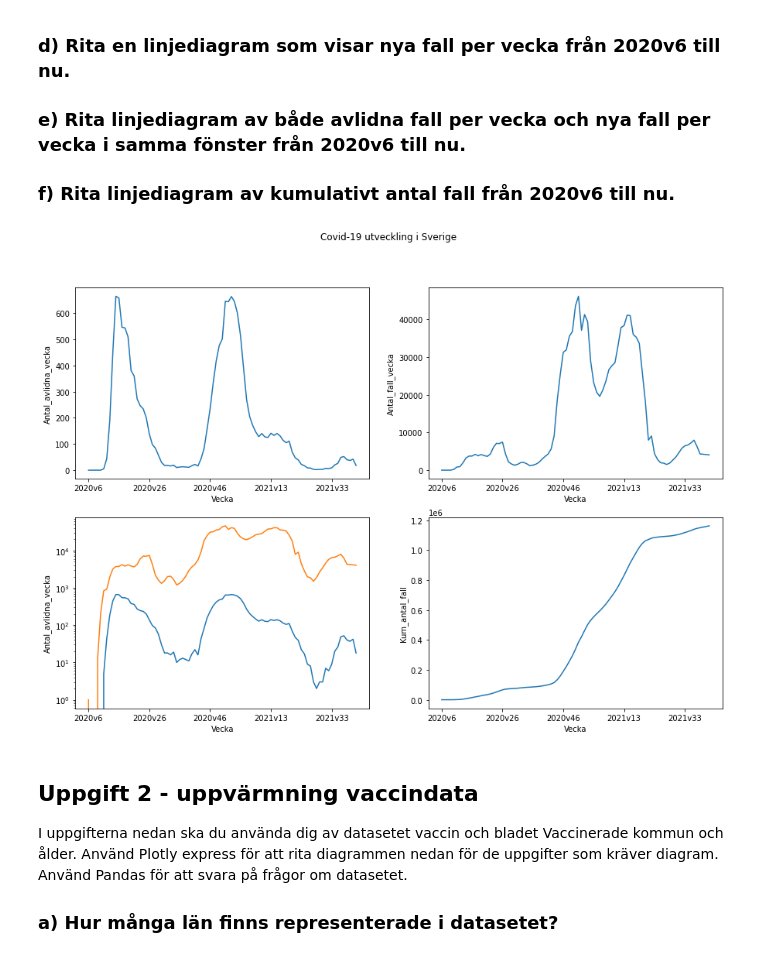
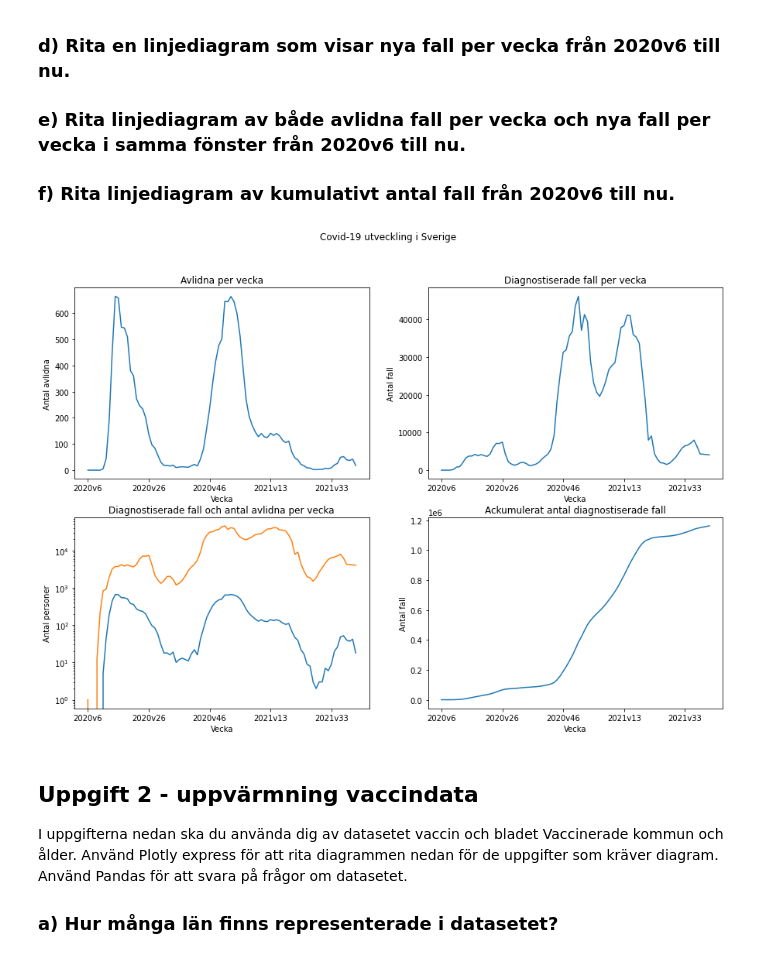
Before and after one commit to Erik-M-Larsson/Databehandling-Erik-Larsson, a Jupyter notebook: Lab/lab.ipynb, the cells around one changed output. Saved outputs shown, nothing was run; the diff lists cells and outputs as text; code cells hidden in the pictures.

```diff
--- a/Lab/lab.ipynb
+++ b/Lab/lab.ipynb
@@ -131,33 +42,44 @@ grid med graferna.
 
 ### f) Rita linjediagram av kumulativt antal fall från 2020v6 till nu.
 # %%
+# Plotta med Seaborn
+
 import seaborn as sb
 import matplotlib.pyplot as plt
 
-
-#fig, axes = plt.subplots(2, 2)
+# Skapa en figur med 4 rutor.
 fig, ax = plt.subplots(2, 2)
 fig.set_size_inches(15, 10)
 fig.suptitle("Covid-19 utveckling i Sverige")
 
-sb.lineplot(data=covid_veckodata_riket, x="Vecka", y="Antal_avlidna_vecka", ax=ax[0][0])
-ax[0, 0].set_xticks( range(0, 100, 20) )
+# Plotta första grafen.
+sb.lineplot(data=covid_veckodata_riket, x="Vecka", y="Antal_avlidna_vecka", ax=ax[0, 0])
+ax[0, 0].set_title("Avlidna per vecka")
+ax[0, 0].set_xticks( range(0, 100, 20) ) # Visa bara vart 20:e veckonummer
+ax[0, 0].set_ylabel("Antal avlidna")
 
+# Plotta andra grafen.
+sb.lineplot(data=covid_veckodata_riket, x="Vecka", y="Antal_fall_vecka", ax=ax[0, 1])
+ax[0, 1].set_title("Diagnostiserade fall per vecka")
+ax[0, 1].set_xticks( range(0, 100, 20) )
+ax[0, 1].set_ylabel("Antal fall")
 
-sb.lineplot(data=covid_veckodata_riket, x="Vecka", y="Antal_fall_vecka", ax=ax[0][1])
-ax[0, 1].set_xticks( range(0, 100, 20) )
-
-
-sb.lineplot(data=covid_veckodata_riket, x="Vecka", y="Antal_avlidna_vecka", ax=ax[1][0])
-sb.lineplot(data=covid_veckodata_riket, x="Vecka", y="Antal_fall_vecka", ax=ax[1][0])
+# Plotta tredje grafen.
+sb.lineplot(data=covid_veckodata_riket, x="Vecka", y="Antal_avlidna_vecka", ax=ax[1, 0])
+sb.lineplot(data=covid_veckodata_riket, x="Vecka", y="Antal_fall_vecka", ax=ax[1, 0])
+ax[1, 0].set_title("Diagnostiserade fall och antal avlidna per vecka")
 ax[1, 0].set_xticks( range(0, 100, 20) )
+ax[1, 0].set_ylabel("Antal personer")
 ax[1, 0].set(yscale="log")
 
-sb.lineplot(data=covid_veckodata_riket, x="Vecka", y="Kum_antal_fall", ax=ax[1][1])
-ax[1, 1].set_xticks( range(0, 100, 20) );
+# Plotta fjärde grafen.
+sb.lineplot(data=covid_veckodata_riket, x="Vecka", y="Kum_antal_fall", ax=ax[1, 1])
+ax[1, 1].set_title("Ackumulerat antal diagnostiserade fall")
+ax[1, 1].set_xticks( range(0, 100, 20) )
+ax[1, 1].set_ylabel("Antal fall")
 
+# Spara figuren som en bild.
 plt.savefig("Visualiseringar/Covid-19 utveckling i Sverige.png")
-#fig.show()
 # %% [output]
-[figure, old version]
+[figure, new version]
 # %%
```
Also changed, not shown: parts of 25 cells of this notebook.
